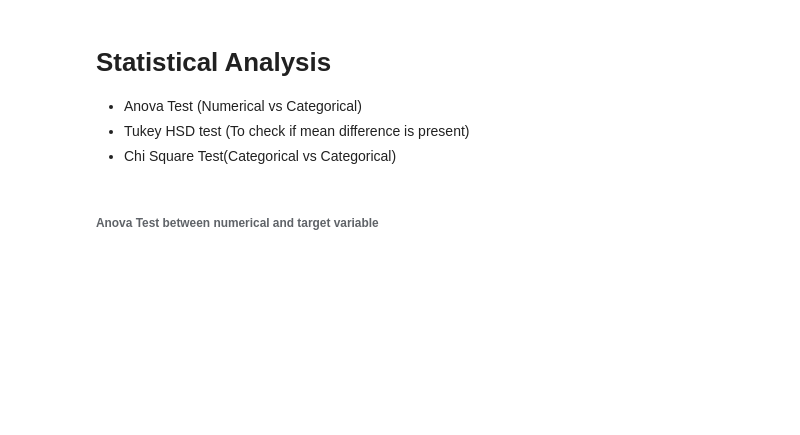
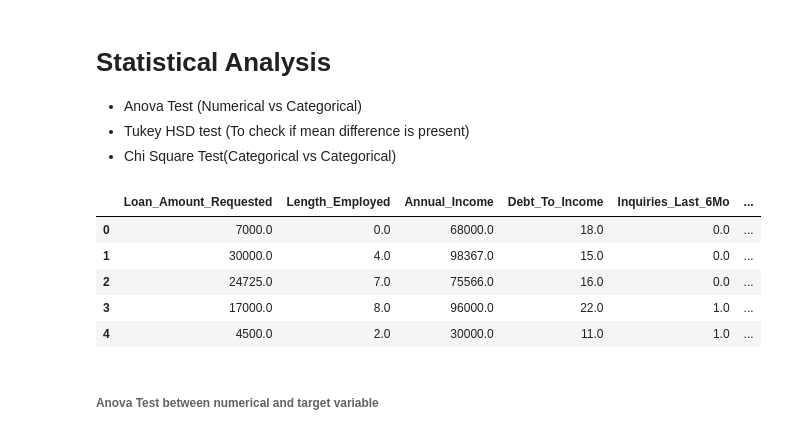
Before and after one commit to tejasmohanayyar/Interest_Rate_Prediction_Classification_UnsupervisedML, a Jupyter notebook: EDA Final.ipynb, the cells around one changed output. Saved outputs shown, nothing was run; the diff lists cells and outputs as text; code cells hidden in the pictures; blank space fills up the shorter version.

```diff
--- a/EDA Final.ipynb
+++ b/EDA Final.ipynb
@@ -482,5 +509,14 @@ fill_data.to_csv('Data/filled_train_28-03.csv',index = False)
 # %%
 train_data = pd.read_csv('Data/filled_train_28-03.csv')
+# %%
+train_data.head()
+# %% [output]
+|  | Loan_Amount_Requested | Length_Employed | Annual_Income | Debt_To_Income | Inquiries_Last_6Mo | ... |
+| 0 | 7000.0 | 0.0 | 68000.0 | 18.0 | 0.0 | ... |
+| 1 | 30000.0 | 4.0 | 98367.0 | 15.0 | 0.0 | ... |
+| 2 | 24725.0 | 7.0 | 75566.0 | 16.0 | 0.0 | ... |
+| 3 | 17000.0 | 8.0 | 96000.0 | 22.0 | 1.0 | ... |
+| 4 | 4500.0 | 2.0 | 30000.0 | 11.0 | 1.0 | ... |
 # %% [markdown]
 ###### Anova Test between numerical and target variable
 # %%
```
Also changed, not shown: parts of 25 cells of this notebook, 21 other files.
